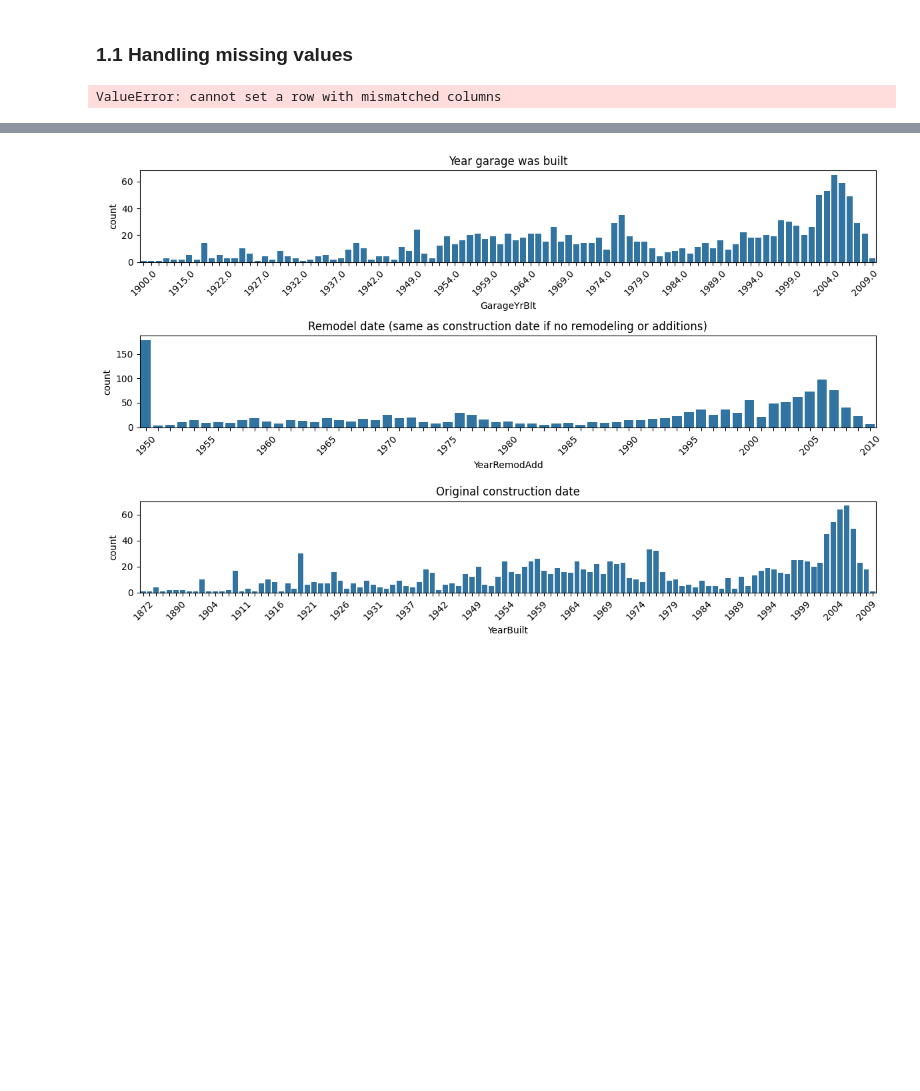
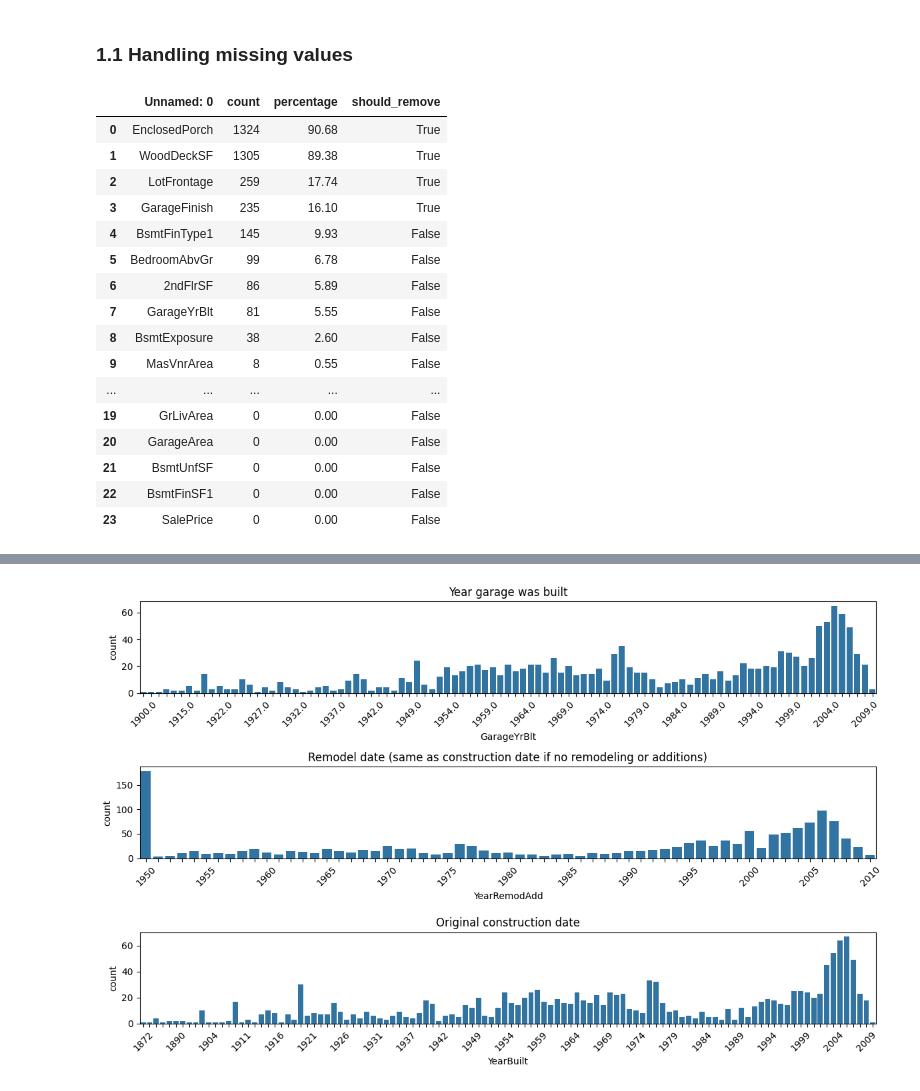
Before and after one commit to fokhrun/heritage_housing, a Jupyter notebook: jupyter_notebooks/exploratory_data_analysis.ipynb, the cells around one changed output, grey strips where cells are left out. Cells and saved outputs as stored; diff of their text form; code cells hidden in the pictures; blank space fills up the shorter version.

```diff
--- a/jupyter_notebooks/exploratory_data_analysis.ipynb
+++ b/jupyter_notebooks/exploratory_data_analysis.ipynb
@@ -102,18 +105,27 @@ housing_records = pd.read_csv(housing_records_path)
 assert housing_records.shape == (housing_records_rows, housing_records_columns)
 # %% [markdown]
 ### 1.1 Handling missing values
-# %%
-na_data = pd.DataFrame(housing_records.isna().sum(), columns=["count"])
-na_data["percentage"] = round(na_data["count"] / housing_records_rows * 100, 2)
-na_data["should_remove"] = na_data["percentage"] >= 10
-na_data = na_data.convert_dtypes().sort_values(by="count", ascending=False)
-na_data.loc[["total", "total_fraction"]] = [
-    na_data["count"].sum(),
-    round(100 * na_data["count"].sum()/(housing_records_columns * housing_records_rows), 2)
-]
-display(na_data)
-# %% [output]
-ValueError: cannot set a row with mismatched columns
+# %%
+na_data = pd.read_csv(na_stat_housing_records_path)
+display(na_data)
+# %% [output]
+|  | Unnamed: 0 | count | percentage | should_remove |
+| 0 | EnclosedPorch | 1324 | 90.68 | True |
+| 1 | WoodDeckSF | 1305 | 89.38 | True |
+| 2 | LotFrontage | 259 | 17.74 | True |
+| 3 | GarageFinish | 235 | 16.10 | True |
+| 4 | BsmtFinType1 | 145 | 9.93 | False |
+| 5 | BedroomAbvGr | 99 | 6.78 | False |
+| 6 | 2ndFlrSF | 86 | 5.89 | False |
+| 7 | GarageYrBlt | 81 | 5.55 | False |
+| 8 | BsmtExposure | 38 | 2.60 | False |
+| 9 | MasVnrArea | 8 | 0.55 | False |
+| ... | ... | ... | ... | ... |
+| 19 | GrLivArea | 0 | 0.00 | False |
+| 20 | GarageArea | 0 | 0.00 | False |
+| 21 | BsmtUnfSF | 0 | 0.00 | False |
+| 22 | BsmtFinSF1 | 0 | 0.00 | False |
+| 23 | SalePrice | 0 | 0.00 | False |
 # %%
 columns_missing_data = na_data[na_data["should_remove"]].index
 columns_to_keep = housing_records.columns.difference(set(columns_missing_data))
```
Also changed, not shown: parts of 14 cells of this notebook, 1 other file.
